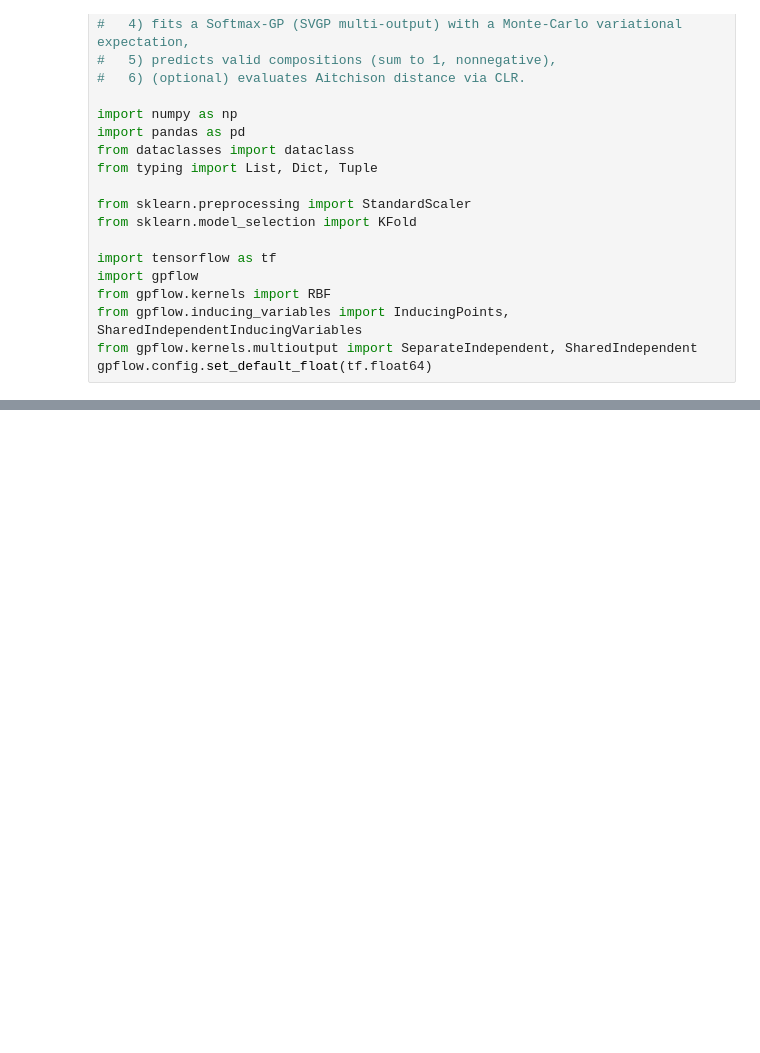
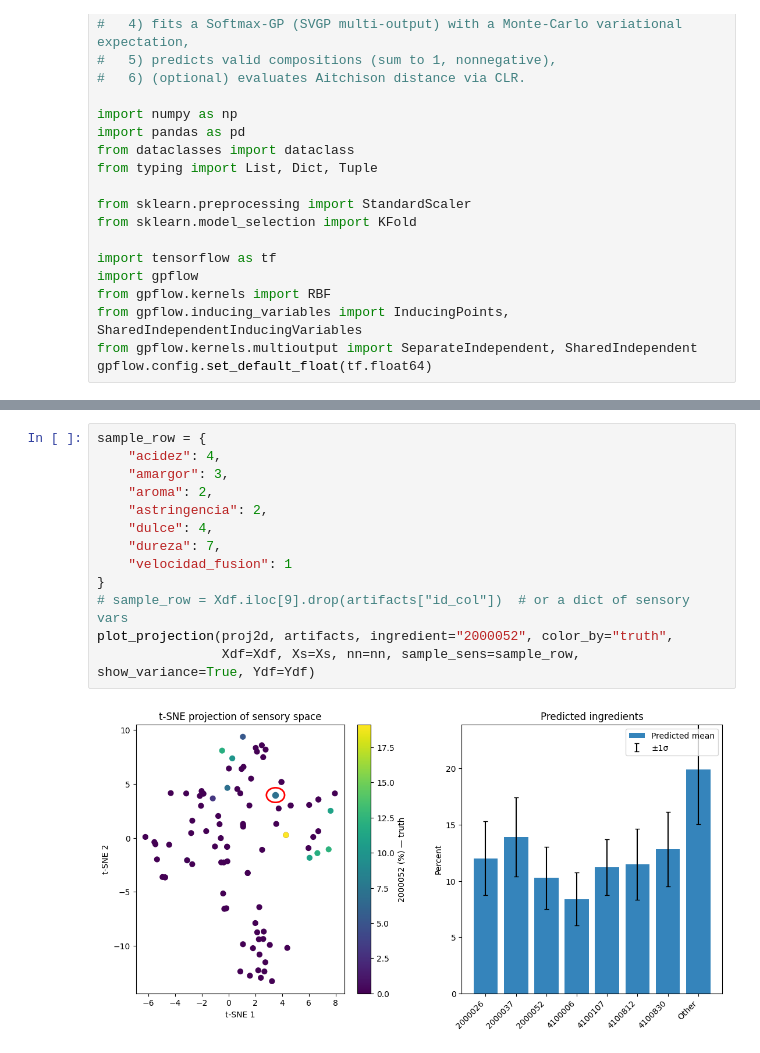
Before and after one commit to UN-GCPDS/python-gcpds.luker_multiple_annotators, a Jupyter notebook: notebooks/recipes/model.ipynb, the cells around one changed output, grey strips where cells are left out. Saved outputs shown, nothing was run; the diff lists cells and outputs as text; blank space fills up the shorter version.

```diff
--- a/notebooks/recipes/model.ipynb
+++ b/notebooks/recipes/model.ipynb
@@ -660,0 +969,15 @@ Round-trip row sums (first 3): [1. 1. 1.]
+# %%
+sample_row = {
+    "acidez": 4,
+    "amargor": 3,
+    "aroma": 2,
+    "astringencia": 2,
+    "dulce": 4,
+    "dureza": 7,
+    "velocidad_fusion": 1
+}
+# sample_row = Xdf.iloc[9].drop(artifacts["id_col"])  # or a dict of sensory vars
+plot_projection(proj2d, artifacts, ingredient="2000052", color_by="truth",
+                Xdf=Xdf, Xs=Xs, nn=nn, sample_sens=sample_row, show_variance=True, Ydf=Ydf)
+# %% [output]
+[figure, added]
```
Also changed, not shown: parts of 12 cells of this notebook, 5 other files.
